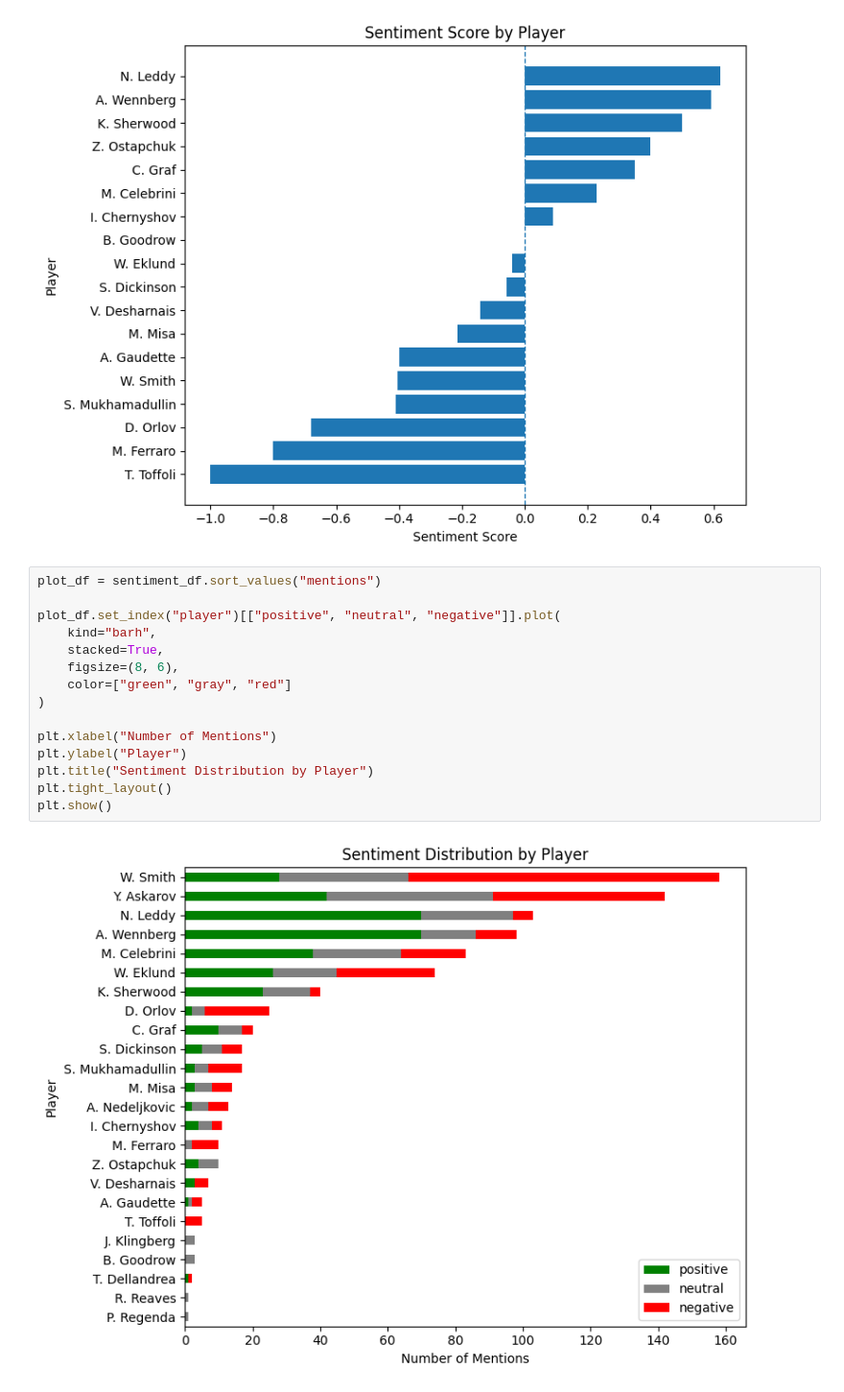
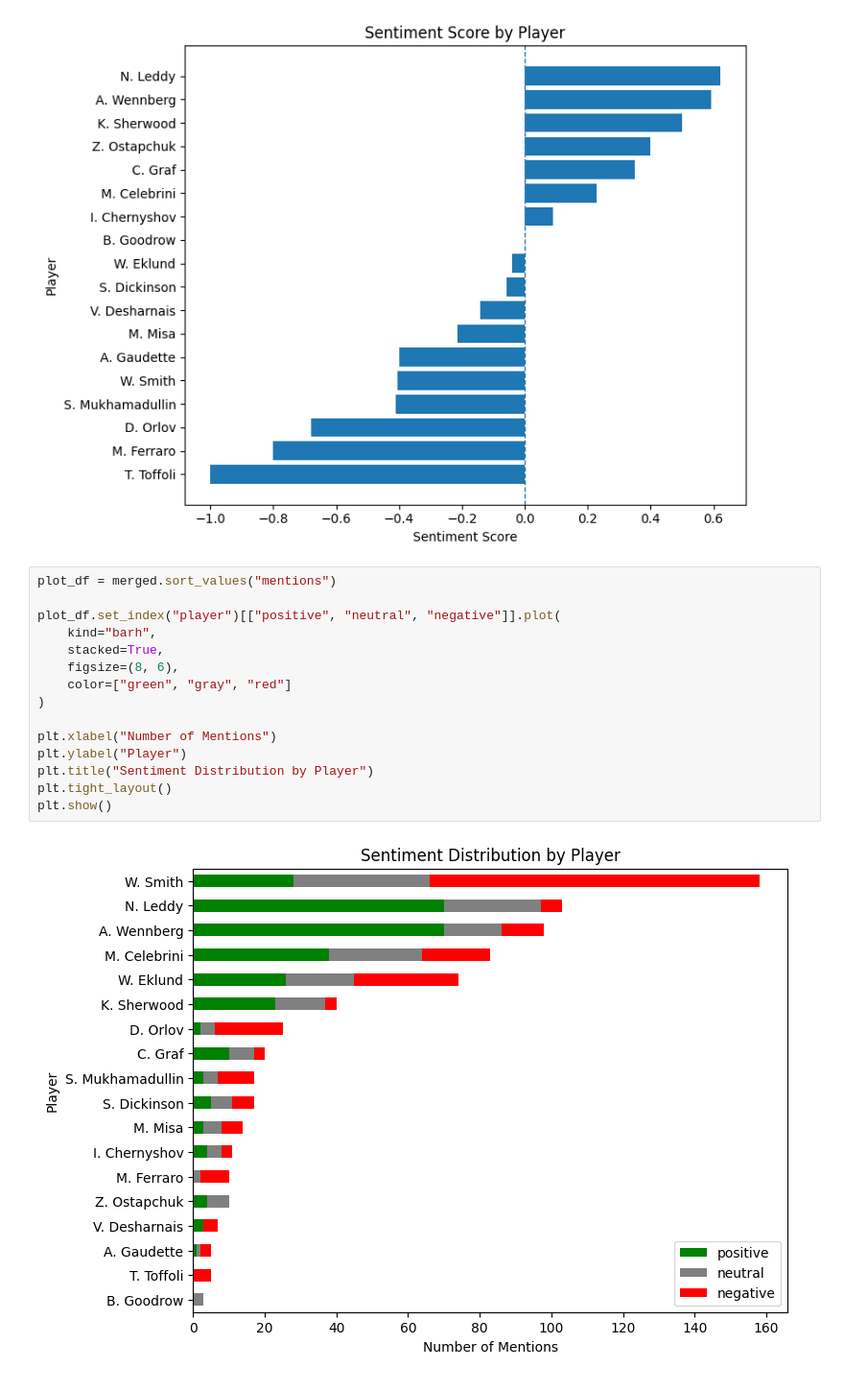
Before and after one commit to ekusnadi/hockey-player-sentiment-analysis, a Jupyter notebook: hockey_sentiment_pipeline.ipynb, the cells around one changed output. Shown at 96% size. Cells and saved outputs as stored; diff of their text form.

Commit message:
Add output images

```diff
--- a/hockey_sentiment_pipeline.ipynb
+++ b/hockey_sentiment_pipeline.ipynb
@@ -434,19 +433,19 @@ plt.show()
 # %% [output]
 [figure]
 # %%
-plot_df = sentiment_df.sort_values("mentions")
+plot_df = merged.sort_values("mentions")
 
 plot_df.set_index("player")[["positive", "neutral", "negative"]].plot(
     kind="barh",
     stacked=True,
     figsize=(8, 6),
     color=["green", "gray", "red"]
 )
 
 plt.xlabel("Number of Mentions")
 plt.ylabel("Player")
 plt.title("Sentiment Distribution by Player")
 plt.tight_layout()
 plt.show()
 # %% [output]
-[figure, old version]
+[figure, new version]
```
Also changed, not shown: parts of 1 cell of this notebook, 5 other files.
